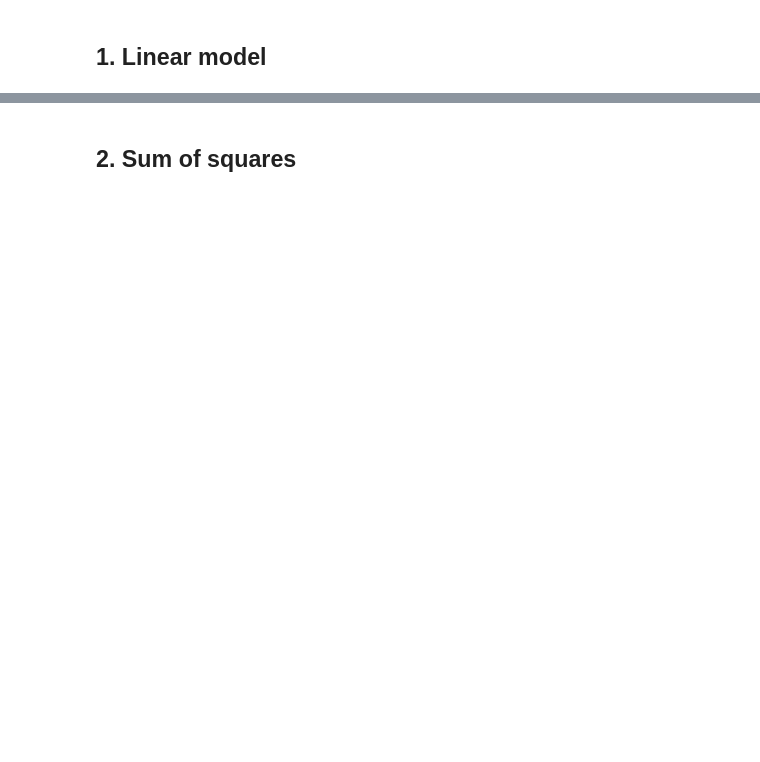
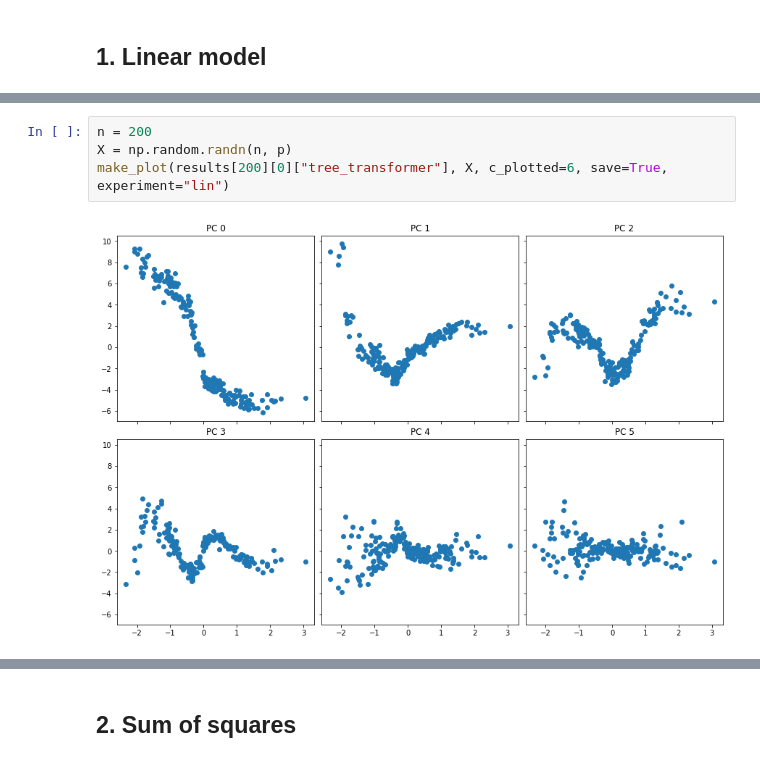
Before and after one commit to Yu-Group/imodels-experiments, a Jupyter notebook: notebooks/nonlinear_significance/06_visualizing_PCs.ipynb, the cells around one changed output, grey strips where cells are left out. Saved outputs shown, nothing was run; the diff lists cells and outputs as text; blank space fills up the shorter version.

```diff
--- a/notebooks/nonlinear_significance/06_visualizing_PCs.ipynb
+++ b/notebooks/nonlinear_significance/06_visualizing_PCs.ipynb
@@ -109,0 +204,6 @@ pca_results.round(2)
+# %%
+n = 200
+X = np.random.randn(n, p)
+make_plot(results[200][0]["tree_transformer"], X, c_plotted=6, save=True, experiment="lin")
+# %% [output]
+[figure, added]
```
Also changed, not shown: parts of 37 cells of this notebook.
